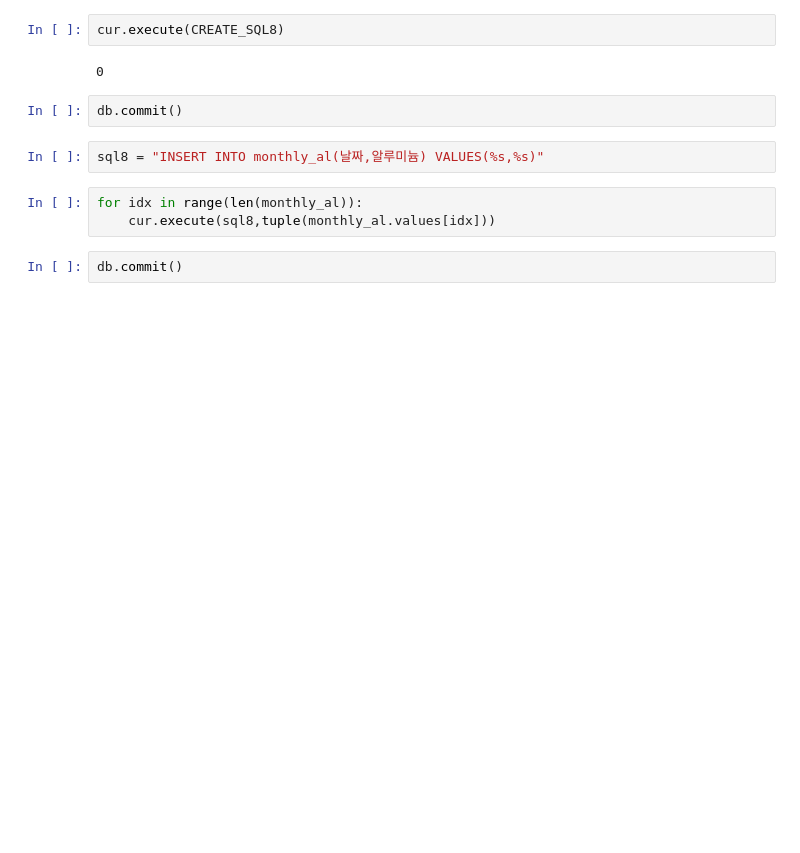
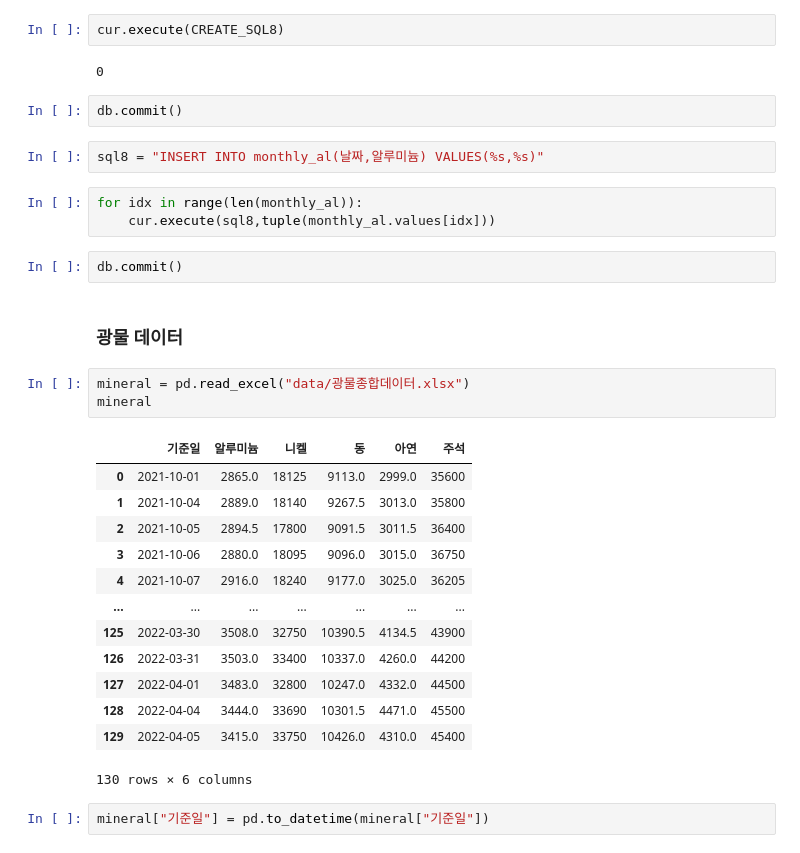
Before and after one commit to kimseongho0519/Team_Dove_Project, a Jupyter notebook: project_db.ipynb, the cells around one changed output. Cells and saved outputs as stored; diff of their text form; blank space fills up the shorter version.

```diff
--- a/project_db.ipynb
+++ b/project_db.ipynb
@@ -449,3 +455,24 @@ for idx in range(len(monthly_al)):
     cur.execute(sql8,tuple(monthly_al.values[idx]))
 # %%
 db.commit()
+# %% [markdown]
+### 광물 데이터
+# %%
+mineral = pd.read_excel("data/광물종합데이터.xlsx")
+mineral
+# %% [output]
+|  | 기준일 | 알루미늄 | 니켈 | 동 | 아연 | 주석 |
+| 0 | 2021-10-01 | 2865.0 | 18125 | 9113.0 | 2999.0 | 35600 |
+| 1 | 2021-10-04 | 2889.0 | 18140 | 9267.5 | 3013.0 | 35800 |
+| 2 | 2021-10-05 | 2894.5 | 17800 | 9091.5 | 3011.5 | 36400 |
+| 3 | 2021-10-06 | 2880.0 | 18095 | 9096.0 | 3015.0 | 36750 |
+| 4 | 2021-10-07 | 2916.0 | 18240 | 9177.0 | 3025.0 | 36205 |
+| ... | ... | ... | ... | ... | ... | ... |
+| 125 | 2022-03-30 | 3508.0 | 32750 | 10390.5 | 4134.5 | 43900 |
+| 126 | 2022-03-31 | 3503.0 | 33400 | 10337.0 | 4260.0 | 44200 |
+| 127 | 2022-04-01 | 3483.0 | 32800 | 10247.0 | 4332.0 | 44500 |
+| 128 | 2022-04-04 | 3444.0 | 33690 | 10301.5 | 4471.0 | 45500 |
+| 129 | 2022-04-05 | 3415.0 | 33750 | 10426.0 | 4310.0 | 45400 |
+130 rows × 6 columns
+# %%
+mineral["기준일"] = pd.to_datetime(mineral["기준일"])
```
Also changed, not shown: parts of 18 cells of this notebook, 17 other files.
